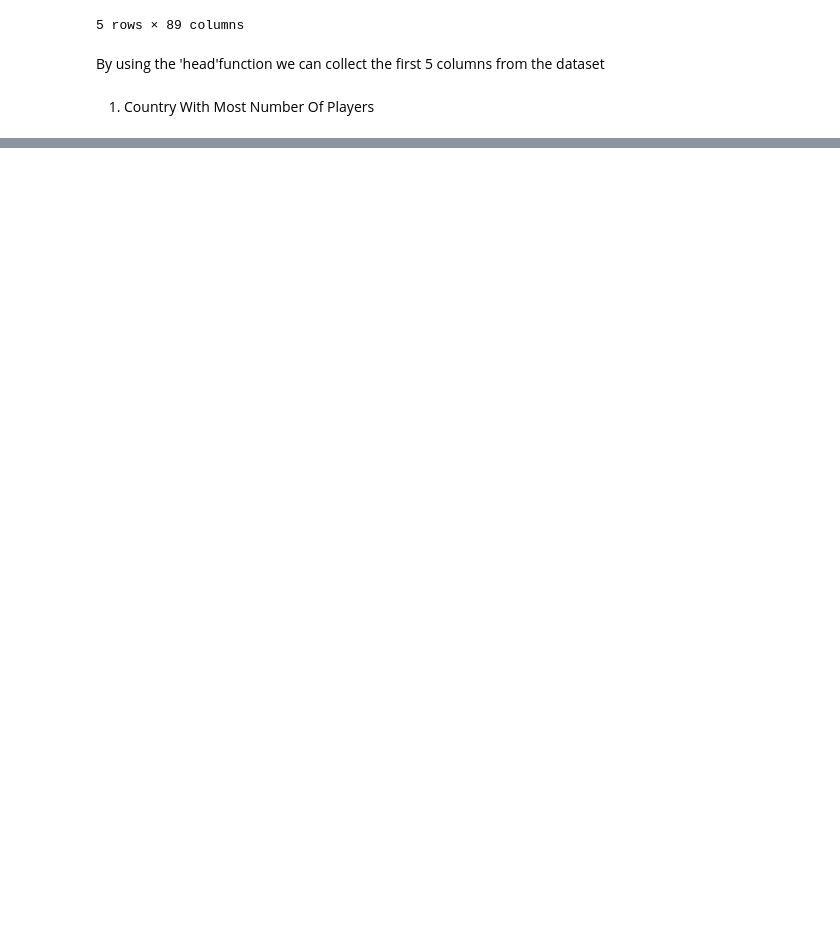
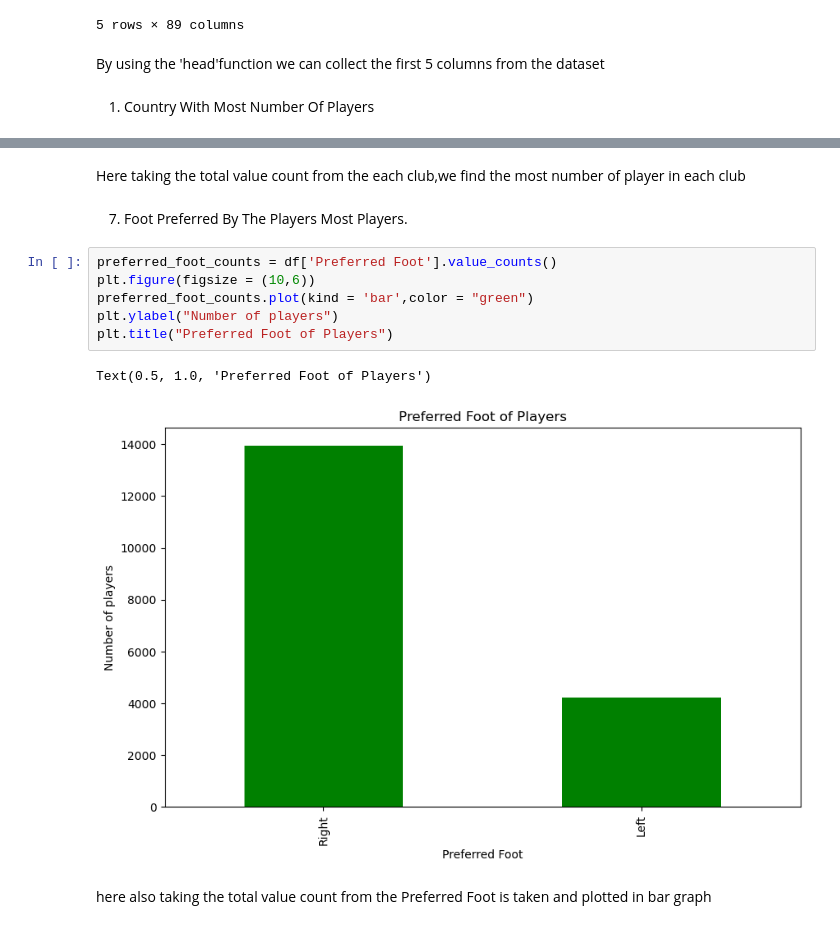
Before and after one commit to Thejascc/EDA---Fifa-Players-Dataset, a Jupyter notebook: NoteBook_Fifa.ipynb, the cells around one changed output, grey strips where cells are left out. Saved outputs shown, nothing was run; the diff lists cells and outputs as text; blank space fills up the shorter version.

```diff
--- a/NoteBook_Fifa.ipynb
+++ b/NoteBook_Fifa.ipynb
@@ -25,0 +100,15 @@ By using the 'head'function we can collect the first 5 columns from the dataset
+# %% [markdown]
+Here taking the total value count from the each club,we find the most number of player in each club
+# %% [markdown]
+7) Foot Preferred By The Players Most Players.
+# %%
+preferred_foot_counts = df['Preferred Foot'].value_counts()
+plt.figure(figsize = (10,6))
+preferred_foot_counts.plot(kind = 'bar',color = "green")
+plt.ylabel("Number of players")
+plt.title("Preferred Foot of Players")
+# %% [output]
+Text(0.5, 1.0, 'Preferred Foot of Players')
+[figure, added]
+# %% [markdown]
+here also taking the total value count from the Preferred Foot is taken and plotted in bar graph
```
Also changed, not shown: parts of 17 cells of this notebook.
